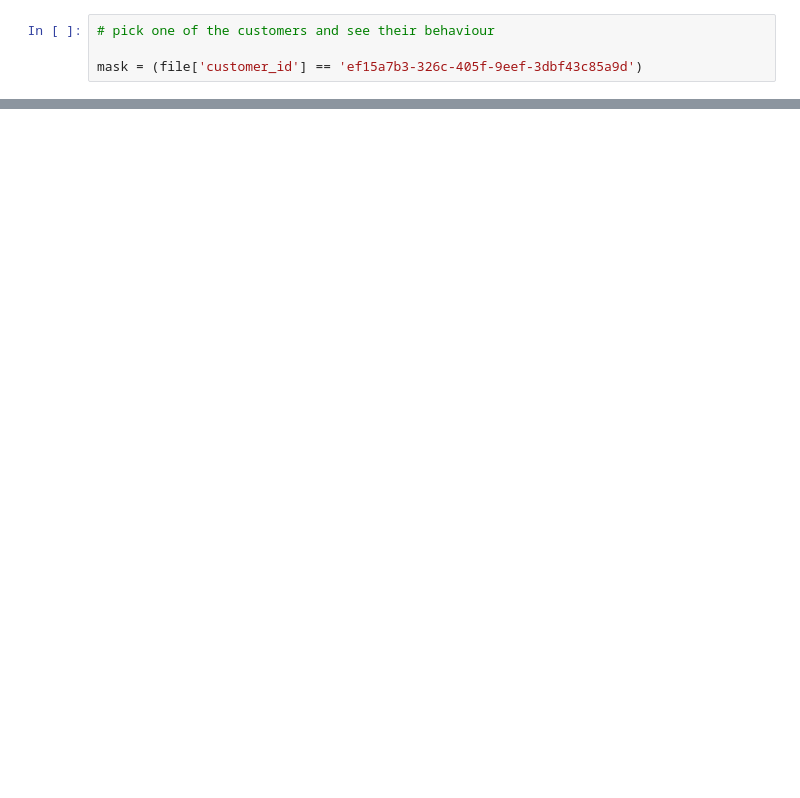
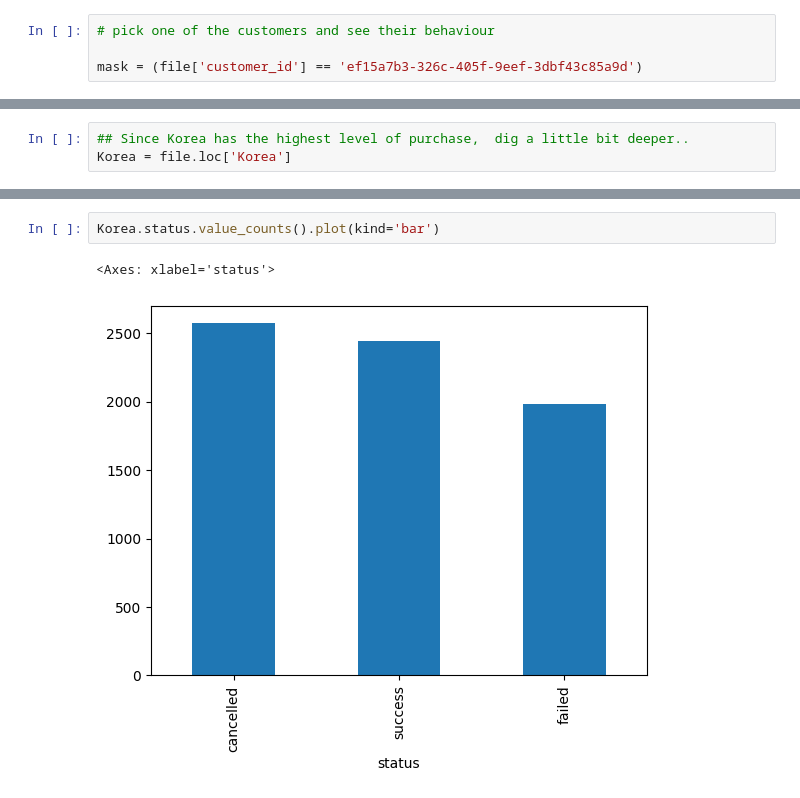
Before and after one commit to Adelegan-JD/TASKS, a Jupyter notebook: Week_7/adelegan_deborah_task15.ipynb, the cells around one changed output, grey strips where cells are left out. Drawn from its saved outputs; the diff is of its cells as text; blank space fills up the shorter version.

```diff
--- a/Week_7/adelegan_deborah_task15.ipynb
+++ b/Week_7/adelegan_deborah_task15.ipynb
@@ -225,0 +492,3 @@ AttributeError: 'function' object has no attribute 'plot'
+# %%
+## Since Korea has the highest level of purchase,  dig a little bit deeper..
+Korea = file.loc['Korea']
@@ -225,0 +517,5 @@ AttributeError: 'function' object has no attribute 'plot'
+# %%
+Korea.status.value_counts().plot(kind='bar')
+# %% [output]
+<Axes: xlabel='status'>
+[figure, added]
```
Also changed, not shown: parts of 48 cells of this notebook, 1 other file.
